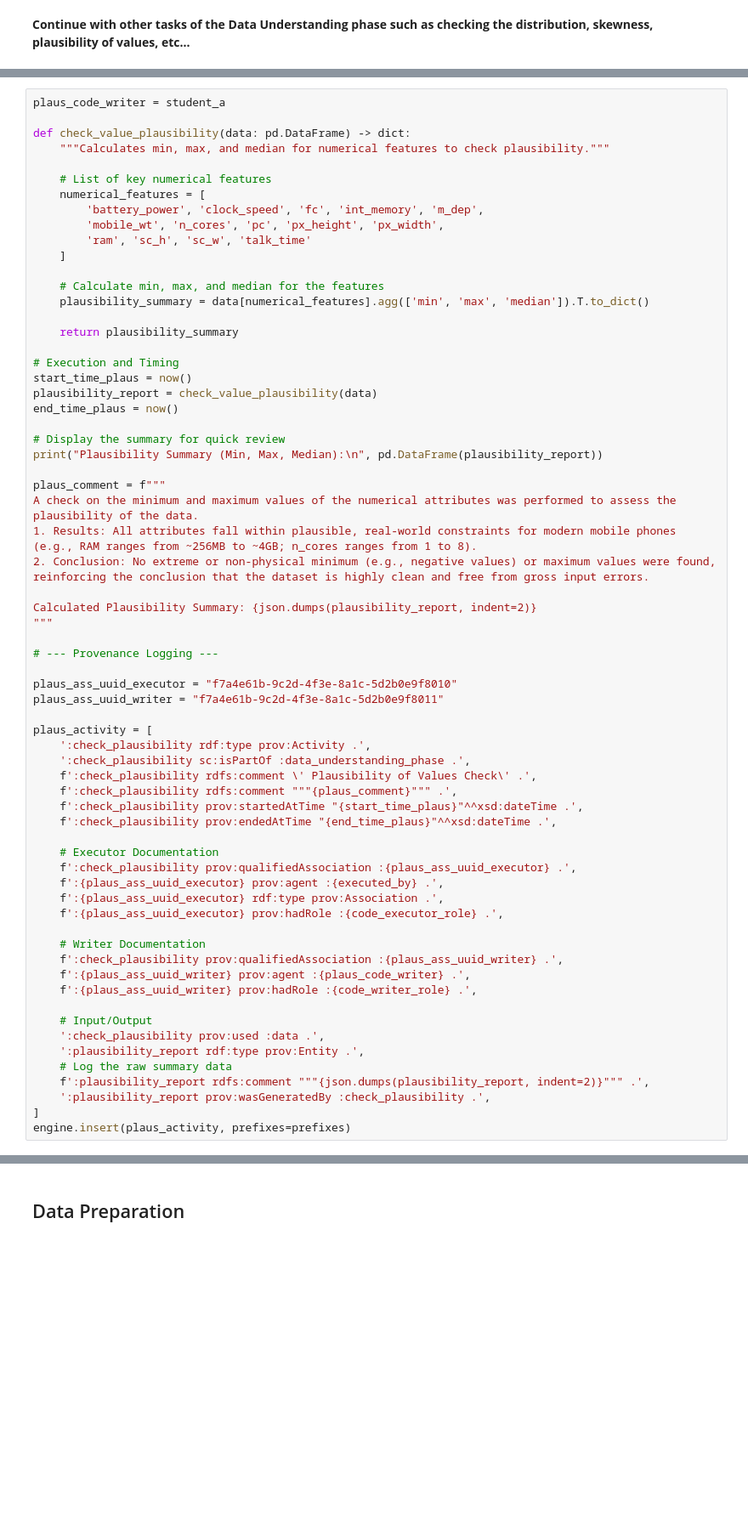
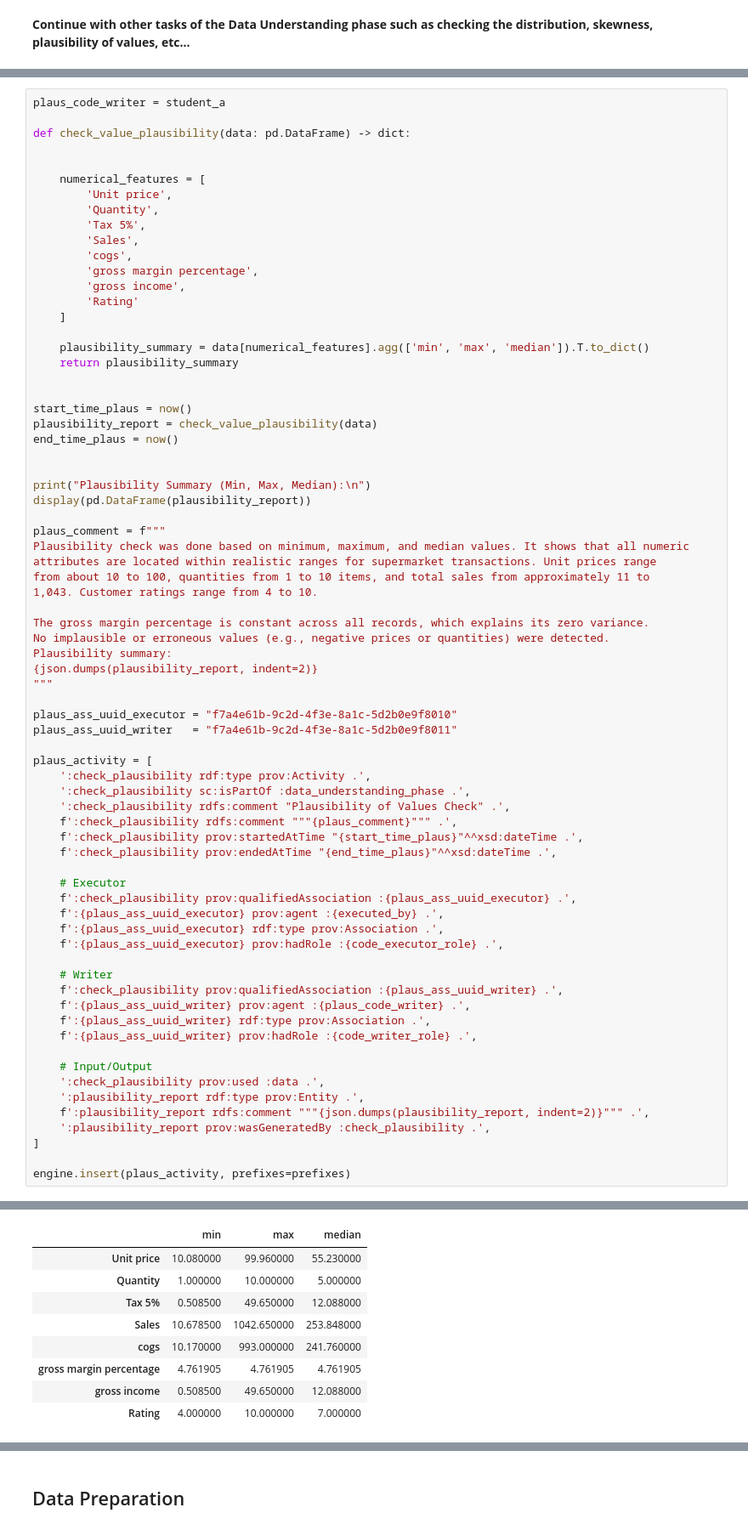
Before and after one commit to milialeksic/BI_ass3, a Jupyter notebook: template_notebool.ipynb, the cells around one changed output, grey strips where cells are left out. Shown at 85% size. Drawn from its saved outputs; the diff is of its cells as text; blank space fills up the shorter version.

```diff
--- a/template_notebool.ipynb
+++ b/template_notebool.ipynb
@@ -992,67 +872,73 @@ dtype: float64
 plaus_code_writer = student_a
 
 def check_value_plausibility(data: pd.DataFrame) -> dict:
-    """Calculates min, max, and median for numerical features to check plausibility."""
 
-    # List of key numerical features
+
     numerical_features = [
-        'battery_power', 'clock_speed', 'fc', 'int_memory', 'm_dep',
-        'mobile_wt', 'n_cores', 'pc', 'px_height', 'px_width',
-        'ram', 'sc_h', 'sc_w', 'talk_time'
+        'Unit price',
+        'Quantity',
+        'Tax 5%',
+        'Sales',
+        'cogs',
+        'gross margin percentage',
+        'gross income',
+        'Rating'
     ]
 
-    # Calculate min, max, and median for the features
     plausibility_summary = data[numerical_features].agg(['min', 'max', 'median']).T.to_dict()
-
     return plausibility_summary
 
-# Execution and Timing
+
 start_time_plaus = now()
 plausibility_report = check_value_plausibility(data)
 end_time_plaus = now()
 
-# Display the summary for quick review
-print("Plausibility Summary (Min, Max, Median):\n", pd.DataFrame(plausibility_report))
+
+print("Plausibility Summary (Min, Max, Median):\n")
+display(pd.DataFrame(plausibility_report))
 
 plaus_comment = f"""
-A check on the minimum and maximum values of the numerical attributes was performed to assess the plausibility of the data.
-1. Results: All attributes fall within plausible, real-world constraints for modern mobile phones (e.g., RAM ranges from ~256MB to ~4GB; n_cores ranges from 1 to 8).
-2. Conclusion: No extreme or non-physical minimum (e.g., negative values) or maximum values were found, reinforcing the conclusion that the dataset is highly clean and free from gross input errors.
+Plausibility check was done based on minimum, maximum, and median values. It shows that all numeric
+attributes are located within realistic ranges for supermarket transactions. Unit prices range
+from about 10 to 100, quantities from 1 to 10 items, and total sales from approximately 11 to
+1,043. Customer ratings range from 4 to 10.
 
-Calculated Plausibility Summary: {json.dumps(plausibility_report, indent=2)}
+The gross margin percentage is constant across all records, which explains its zero variance.
+No implausible or erroneous values (e.g., negative prices or quantities) were detected.
+Plausibility summary:
+{json.dumps(plausibility_report, indent=2)}
 """
 
-# --- Provenance Logging ---
-
 plaus_ass_uuid_executor = "f7a4e61b-9c2d-4f3e-8a1c-5d2b0e9f8010"
-plaus_ass_uuid_writer = "f7a4e61b-9c2d-4f3e-8a1c-5d2b0e9f8011"
+plaus_ass_uuid_writer   = "f7a4e61b-9c2d-4f3e-8a1c-5d2b0e9f8011"
 
 plaus_activity = [
     ':check_plausibility rdf:type prov:Activity .',
     ':check_plausibility sc:isPartOf :data_understanding_phase .',
-    f':check_plausibility rdfs:comment \' Plausibility of Values Check\' .',
+    ':check_plausibility rdfs:comment "Plausibility of Values Check" .',
     f':check_plausibility rdfs:comment """{plaus_comment}""" .',
     f':check_plausibility prov:startedAtTime "{start_time_plaus}"^^xsd:dateTime .',
     f':check_plausibility prov:endedAtTime "{end_time_plaus}"^^xsd:dateTime .',
 
-    # Executor Documentation
+    # Executor
     f':check_plausibility prov:qualifiedAssociation :{plaus_ass_uuid_executor} .',
     f':{plaus_ass_uuid_executor} prov:agent :{executed_by} .',
     f':{plaus_ass_uuid_executor} rdf:type prov:Association .',
     f':{plaus_ass_uuid_executor} prov:hadRole :{code_executor_role} .',
 
-    # Writer Documentation
+    # Writer
     f':check_plausibility prov:qualifiedAssociation :{plaus_ass_uuid_writer} .',
     f':{plaus_ass_uuid_writer} prov:agent :{plaus_code_writer} .',
+    f':{plaus_ass_uuid_writer} rdf:type prov:Association .',
     f':{plaus_ass_uuid_writer} prov:hadRole :{code_writer_role} .',
 
     # Input/Output
     ':check_plausibility prov:used :data .',
     ':plausibility_report rdf:type prov:Entity .',
-    # Log the raw summary data
     f':plausibility_report rdfs:comment """{json.dumps(plausibility_report, indent=2)}""" .',
     ':plausibility_report prov:wasGeneratedBy :check_plausibility .',
 ]
+
 engine.insert(plaus_activity, prefixes=prefixes)
 # %% [output]
 Plausibility Summary (Min, Max, Median):
@@ -1075,2 +945,11 @@ HTTPError: HTTP Error 504: Gateway Time-out
+|  | min | max | median |
+| Unit price | 10.080000 | 99.960000 | 55.230000 |
+| Quantity | 1.000000 | 10.000000 | 5.000000 |
+| Tax 5% | 0.508500 | 49.650000 | 12.088000 |
+| Sales | 10.678500 | 1042.650000 | 253.848000 |
+| cogs | 10.170000 | 993.000000 | 241.760000 |
+| gross margin percentage | 4.761905 | 4.761905 | 4.761905 |
+| gross income | 0.508500 | 49.650000 | 12.088000 |
+| Rating | 4.000000 | 10.000000 | 7.000000 |
 # %%
 vis_code_writer = student_a
```
Also changed, not shown: parts of 24 cells of this notebook, 2 other files.
